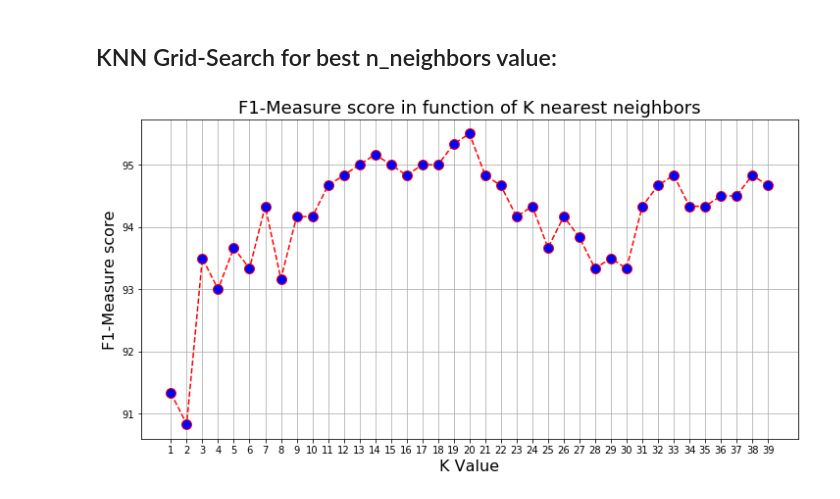
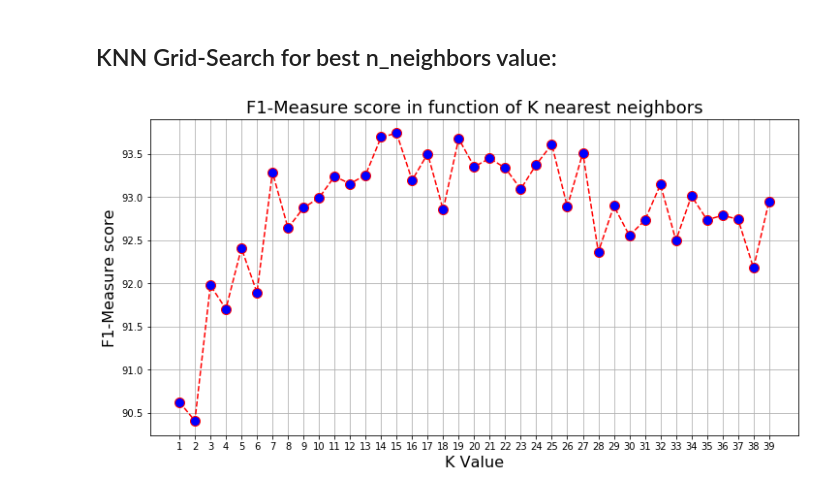
Before and after one commit to eugenioemmolo/Data_Spaces, a Jupyter notebook: Data Spaces Project.ipynb, the cells around one changed output. Cells and saved outputs as stored; diff of their text form; code cells hidden in the pictures.

```diff
--- a/Data Spaces Project.ipynb
+++ b/Data Spaces Project.ipynb
@@ -534,6 +573,7 @@ df_numerical = df[['battery_power', 'clock_speed', 'front_cam', 'int_memory', 'd
                                'ram', 'screen_diagonal']]
 
 X_numerical = df_numerical.values
+X_numerical_std = ((X_numerical-X_numerical.mean())/X_numerical.std()) #Normalized version of the matrix
 feature_names_numerical = df_numerical.columns
 numerical_features = 13
 # %% [markdown]
@@ -1334,8 +1490,8 @@ A key point in K-NN algorithm is the choice of the value of K:
 # %% [markdown]
 ## KNN Grid-Search for best n_neighbors value:
 # %%
-par = best_parameters_search(3, range(1, 40), X, Y
-        , "in function of K nearest neighbors", 'K Value')
+parKNN = best_parameters_search_with_Kfold(3, range(1, 40), X_numerical_std, Y,
+    "in function of K nearest neighbors", 'K Value', 10)
 # %% [output]
-[figure, old version]
+[figure, new version]
 # %%
```
Also changed, not shown: parts of 62 cells of this notebook.
